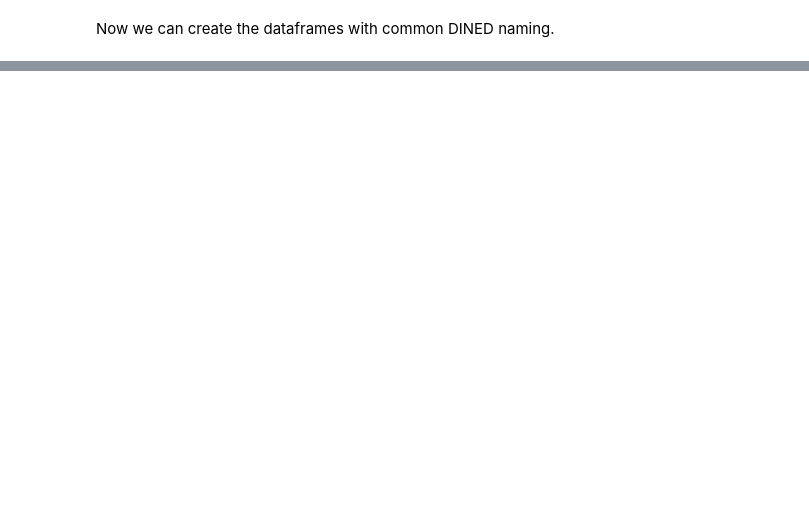
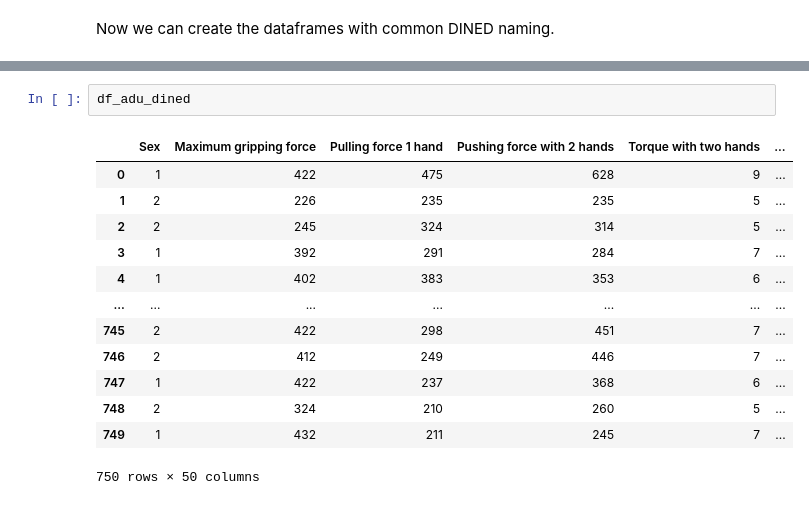
Before and after one commit to dined-io/dyned, a Jupyter notebook: notebooks/ProfilingDifferentStudies.ipynb, the cells around one changed output, grey strips where cells are left out. Saved outputs shown, nothing was run; the diff lists cells and outputs as text; blank space fills up the shorter version.

```diff
--- a/notebooks/ProfilingDifferentStudies.ipynb
+++ b/notebooks/ProfilingDifferentStudies.ipynb
@@ -124,0 +194,16 @@ Now we can create the dataframes with common DINED naming.
+# %%
+df_adu_dined
+# %% [output]
+|  | Sex | Maximum gripping force | Pulling force 1 hand | Pushing force with 2 hands | Torque with two hands | ... |
+| 0 | 1 | 422 | 475 | 628 | 9 | ... |
+| 1 | 2 | 226 | 235 | 235 | 5 | ... |
+| 2 | 2 | 245 | 324 | 314 | 5 | ... |
+| 3 | 1 | 392 | 291 | 284 | 7 | ... |
+| 4 | 1 | 402 | 383 | 353 | 6 | ... |
+| ... | ... | ... | ... | ... | ... | ... |
+| 745 | 2 | 422 | 298 | 451 | 7 | ... |
+| 746 | 2 | 412 | 249 | 446 | 7 | ... |
+| 747 | 1 | 422 | 237 | 368 | 6 | ... |
+| 748 | 2 | 324 | 210 | 260 | 5 | ... |
+| 749 | 1 | 432 | 211 | 245 | 7 | ... |
+750 rows × 50 columns
```
Also changed, not shown: parts of 14 cells of this notebook, 3 other files.
